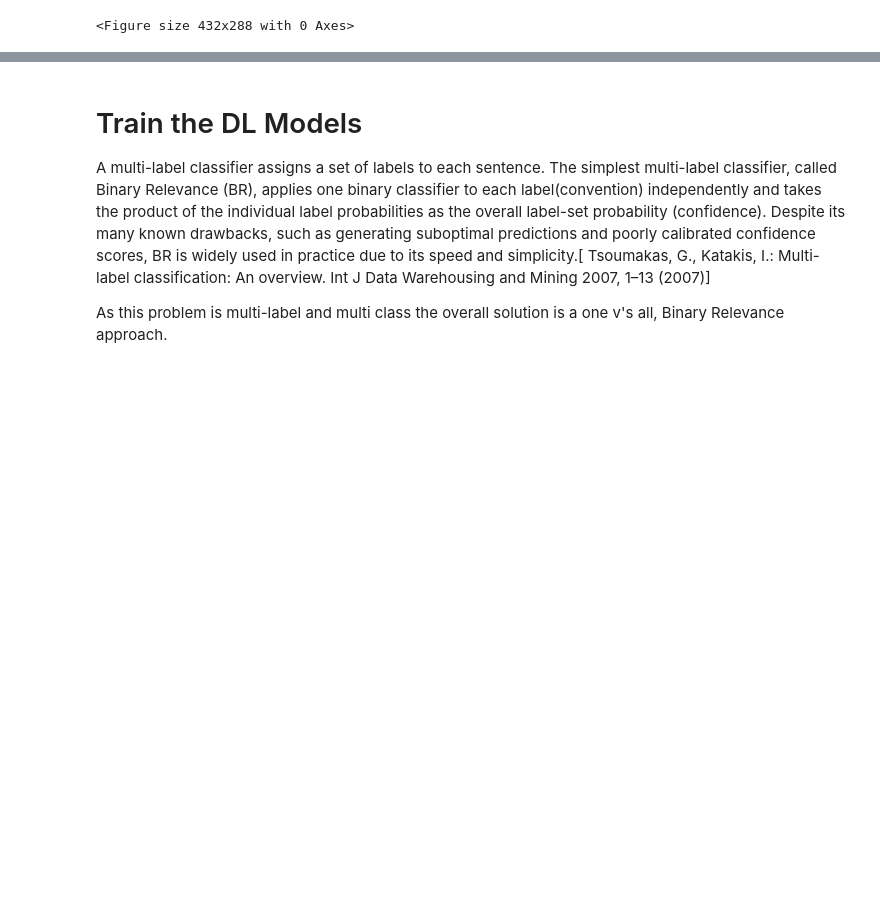
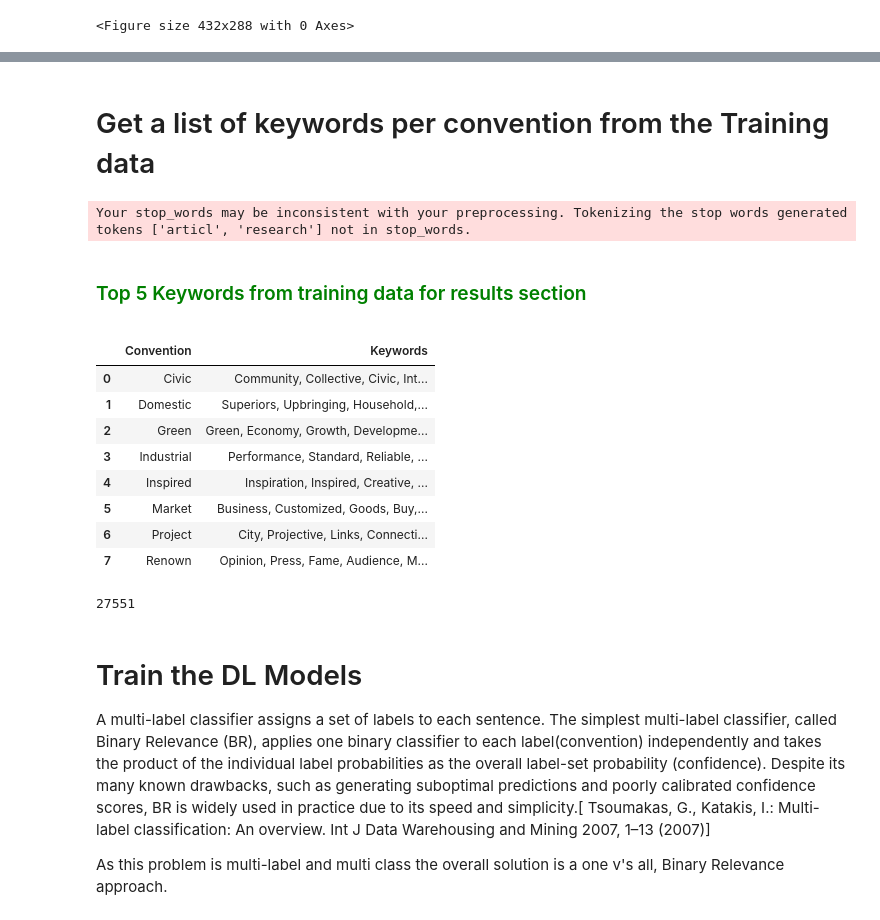
Before and after one commit to aideenf/AIVC, a Jupyter notebook: cp_wssc/Paper experiments.ipynb, the cells around one changed output, grey strips where cells are left out. Drawn from its saved outputs; the diff is of its cells as text; code cells hidden in the pictures; blank space fills up the shorter version.

```diff
--- a/cp_wssc/Paper experiments.ipynb
+++ b/cp_wssc/Paper experiments.ipynb
@@ -200,6 +210,26 @@ HBox(children=(HTML(value='<table border="1" class="dataframe">\n  <thead>\n
 [figure]
 Total number of sentences: 33632
 <Figure size 432x288 with 0 Axes>
+# %% [markdown]
+# Get a list of keywords per convention from the Training data
+# %%
+all_words, top_5 = model_helpers.get_keyword_list(training_df, 0.05, 30, show=False)
+display(top_5)
+all_words = 0
+gc.collect()
+# %% [output]
+Your stop_words may be inconsistent with your preprocessing. Tokenizing the stop words generated tokens ['articl', 'research'] not in stop_words.
+Top 5 Keywords from training data for results section
+|  | Convention | Keywords |
+| 0 | Civic | Community, Collective, Civic, Int... |
+| 1 | Domestic | Superiors, Upbringing, Household,... |
+| 2 | Green | Green, Economy, Growth, Developme... |
+| 3 | Industrial | Performance, Standard, Reliable, ... |
+| 4 | Inspired | Inspiration, Inspired, Creative, ... |
+| 5 | Market | Business, Customized, Goods, Buy,... |
+| 6 | Project | City, Projective, Links, Connecti... |
+| 7 | Renown | Opinion, Press, Fame, Audience, M... |
+27551
 # %% [markdown]
 # Train the DL Models
 A multi-label classifier assigns a set of labels to each sentence. The simplest multi-label classifier, called Binary Relevance (BR), applies one binary classifier to each label(convention) independently and takes the product of the individual label probabilities as the overall label-set probability (confidence). Despite its many known drawbacks, such as generating suboptimal predictions and poorly calibrated confidence scores, BR is widely used in practice due to its speed and simplicity.[ Tsoumakas, G., Katakis, I.: Multi-label classification: An overview. Int J Data Warehousing and Mining 2007, 1–13 (2007)]
```
Also changed, not shown: parts of 39 cells of this notebook, 1 other file.
